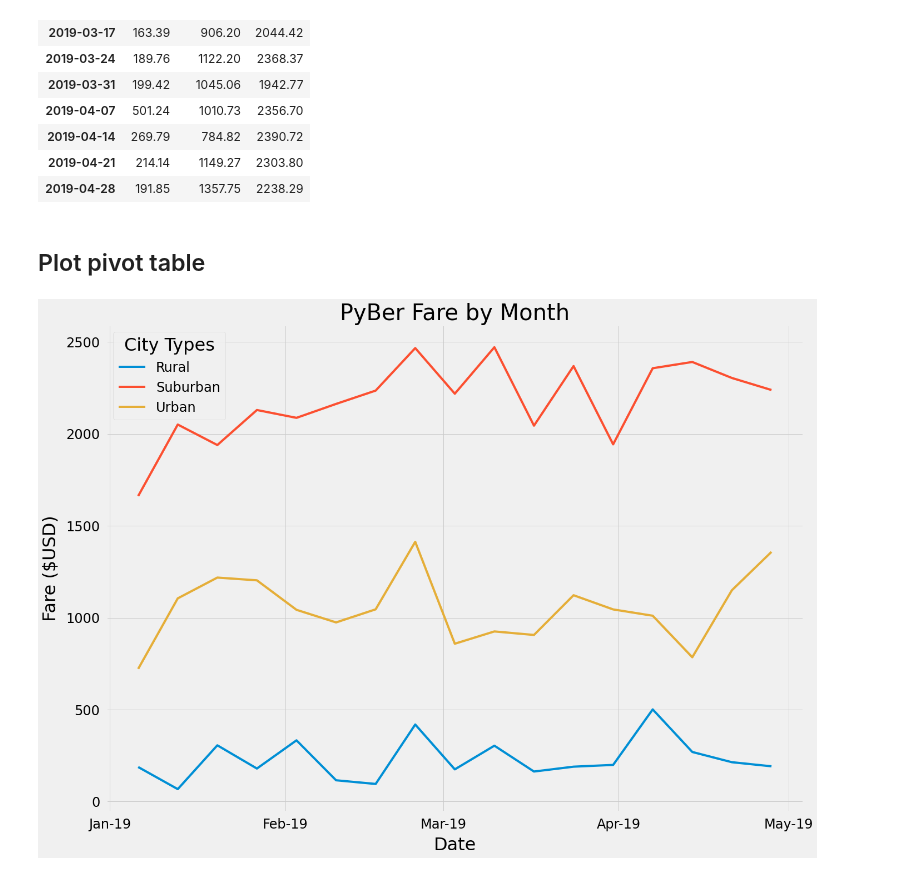
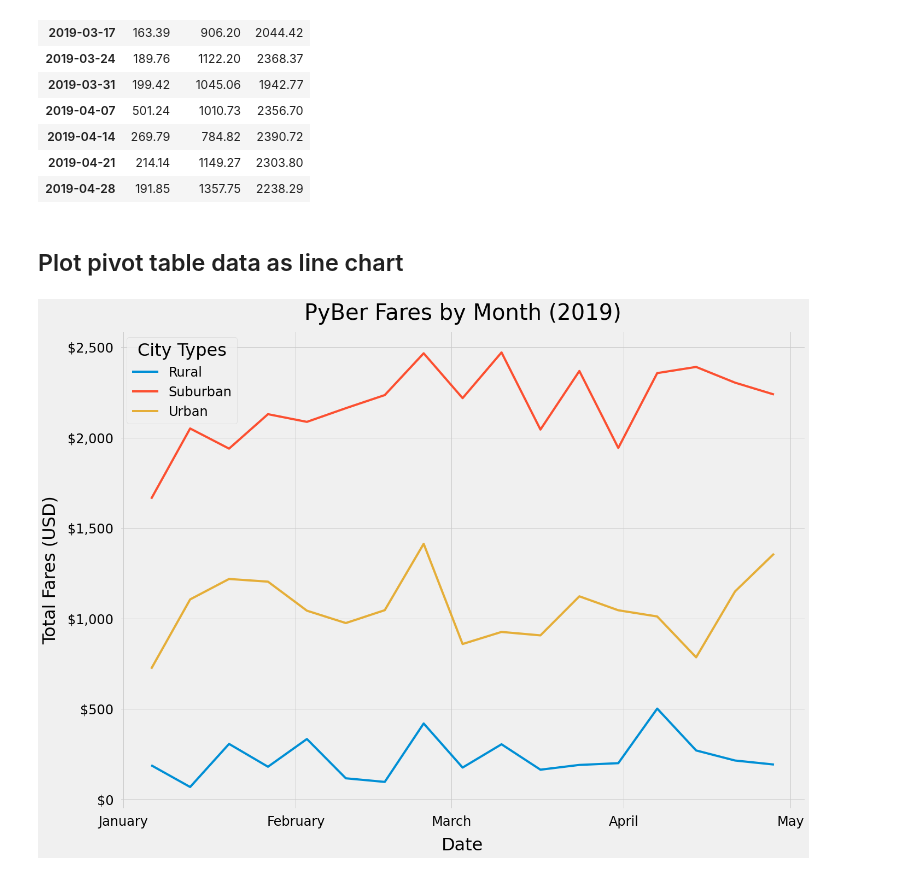
Before and after one commit to colinbrineman/pyber-analysis, a Jupyter notebook: PyBer_Challenge.ipynb, the cells around one changed output. Cells and saved outputs as stored; diff of their text form; code cells hidden in the pictures.

```diff
--- a/PyBer_Challenge.ipynb
+++ b/PyBer_Challenge.ipynb
@@ -214,42 +212,43 @@ pyber_pivot_table
 | 2019-04-21 | 214.14 | 1149.27 | 2303.80 |
 | 2019-04-28 | 191.85 | 1357.75 | 2238.29 |
 # %% [markdown]
-## Plot pivot table
+## Plot pivot table data as line chart
 # %%
 # Import dates from Matplotlib
 import matplotlib.dates as mdates
 
-# Import style from Matplotlib.
+# Import style from Matplotlib
 from matplotlib import style
 
 # Set style to FiveThirtyEight
 style.use('fivethirtyeight')
 
 # Create plot data variables
 date = pyber_pivot_table.index
 rural = pyber_pivot_table["Rural"]
 suburban = pyber_pivot_table["Urban"]
 urban = pyber_pivot_table["Suburban"]
 
 # Set figure size and define plot data
 fig, ax = plt.subplots(figsize=(20, 15))
 ax.plot(date, rural, label='Rural')
 ax.plot(date, suburban, label='Suburban')
 ax.plot(date, urban, label='Urban')
 
 # Format plot title, axes, and legend
-ax.set_title('PyBer Fare by Month', fontsize=40)
-ax.set_xlabel('Date', fontsize=32, labelpad=10)
-ax.set_ylabel('Fare ($USD)', fontsize=32, labelpad=12)
+ax.set_title('PyBer Fares by Month (2019)', fontsize=40, pad=20)
+ax.set_xlabel('Date', fontsize=32, labelpad=16)
+ax.set_ylabel('Total Fares (USD)', fontsize=32, labelpad=16)
 ax.tick_params(axis='both', labelsize=24, pad=12)
 ax.xaxis.set_major_locator(mdates.MonthLocator())
-ax.xaxis.set_major_formatter(mdates.DateFormatter("%b-%y"))
+ax.xaxis.set_major_formatter(mdates.DateFormatter("%B"))
+ax.yaxis.set_major_formatter('${x:,.0f}')
 ax.legend(fontsize=24,loc="upper left",title="City Types").get_title().set_fontsize(32)
 
 # Export plot as png file
 plt.savefig("analysis/PyBer_fare_summary.png",
            dpi=150,
            bbox_inches='tight',
            pad_inches=0.5)
 # %% [output]
-[figure, old version]
+[figure, new version]
```
Also changed, not shown: parts of 5 cells of this notebook, 1 other file.
